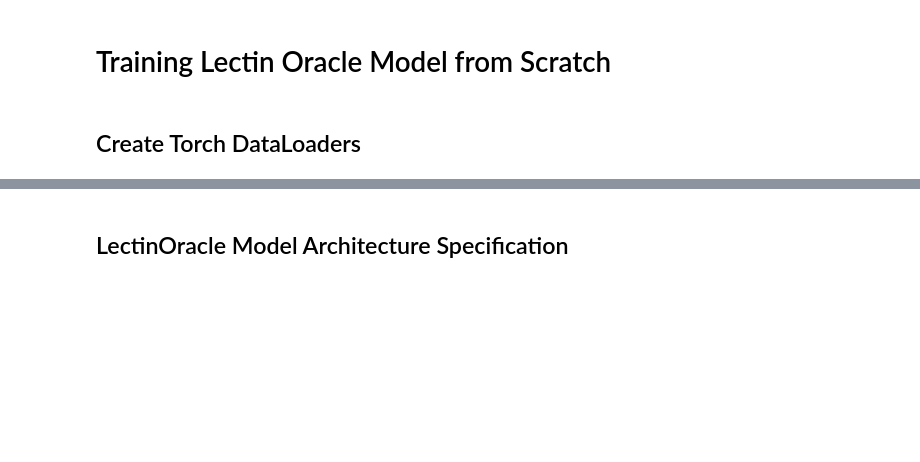
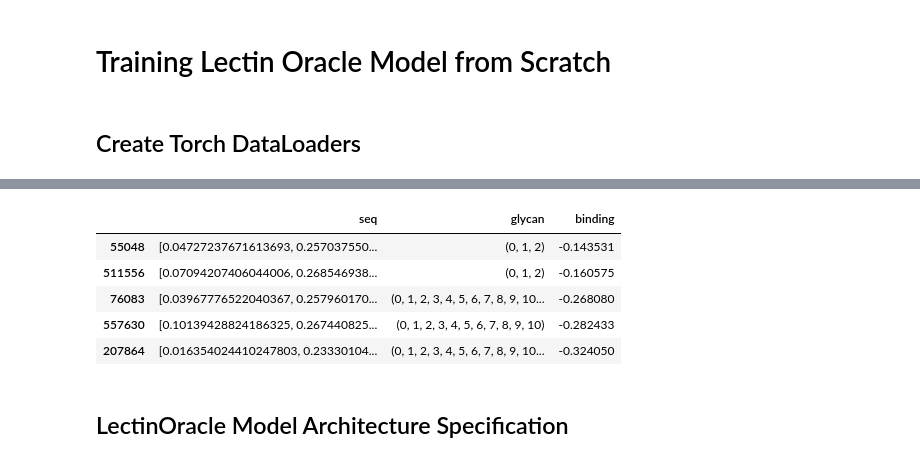
Before and after one commit to jackshee/LectinBinding, a Jupyter notebook: Reproducing LectinOracle.ipynb, the cells around one changed output, grey strips where cells are left out. Cells and saved outputs as stored; diff of their text form; code cells hidden in the pictures; blank space fills up the shorter version.

```diff
--- a/Reproducing LectinOracle.ipynb
+++ b/Reproducing LectinOracle.ipynb
@@ -115,7 +174,15 @@ df.to_csv('data/all_binding_pairs.csv')
 # %%
 from sklearn.model_selection import train_test_split
+import pandas as pd
+
+
+df = pd.read_csv(fs + 'all_binding_pairs.csv')
+print(df.head())
+
+df['seq'] = df['seq'].map(old_dic)
+
+df['glycan'] = df['glycan'].map(glycan_graph_dic)
 
 df_train, df_test = train_test_split(df, test_size = 0.1, random_state = 1, shuffle = True)
-print(df_train.shape)
-print(df_test.shape)
+df_train.head()
 # %% [output]
@@ -123,0 +202,6 @@ print(df_test.shape)
+|  | seq | glycan | binding |
+| 55048 | [0.04727237671613693, 0.257037550... | (0, 1, 2) | -0.143531 |
+| 511556 | [0.07094207406044006, 0.268546938... | (0, 1, 2) | -0.160575 |
+| 76083 | [0.03967776522040367, 0.257960170... | (0, 1, 2, 3, 4, 5, 6, 7, 8, 9, 10... | -0.268080 |
+| 557630 | [0.10139428824186325, 0.267440825... | (0, 1, 2, 3, 4, 5, 6, 7, 8, 9, 10) | -0.282433 |
+| 207864 | [0.016354024410247803, 0.23330104... | (0, 1, 2, 3, 4, 5, 6, 7, 8, 9, 10... | -0.324050 |
```
Also changed, not shown: parts of 10 cells of this notebook.
